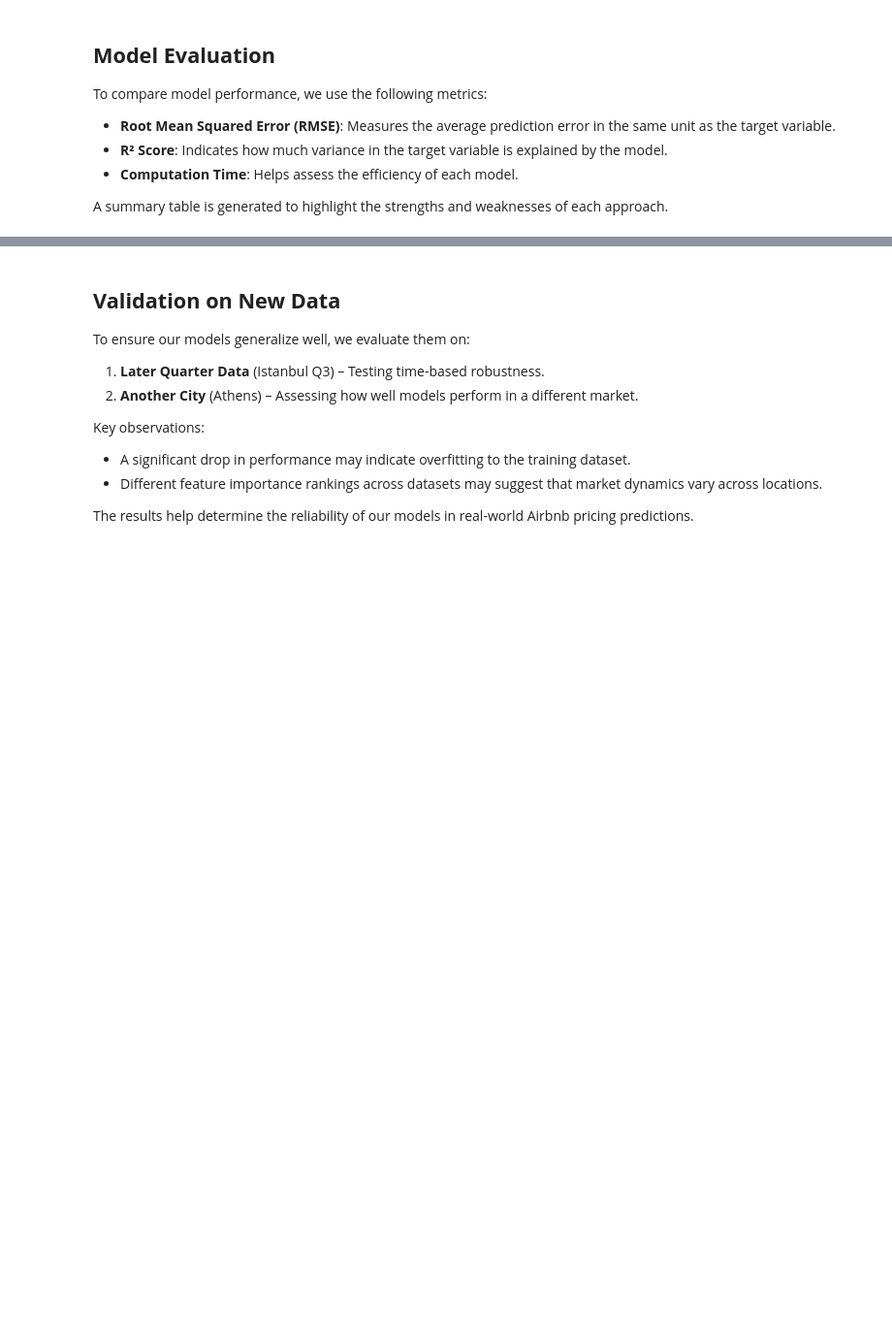
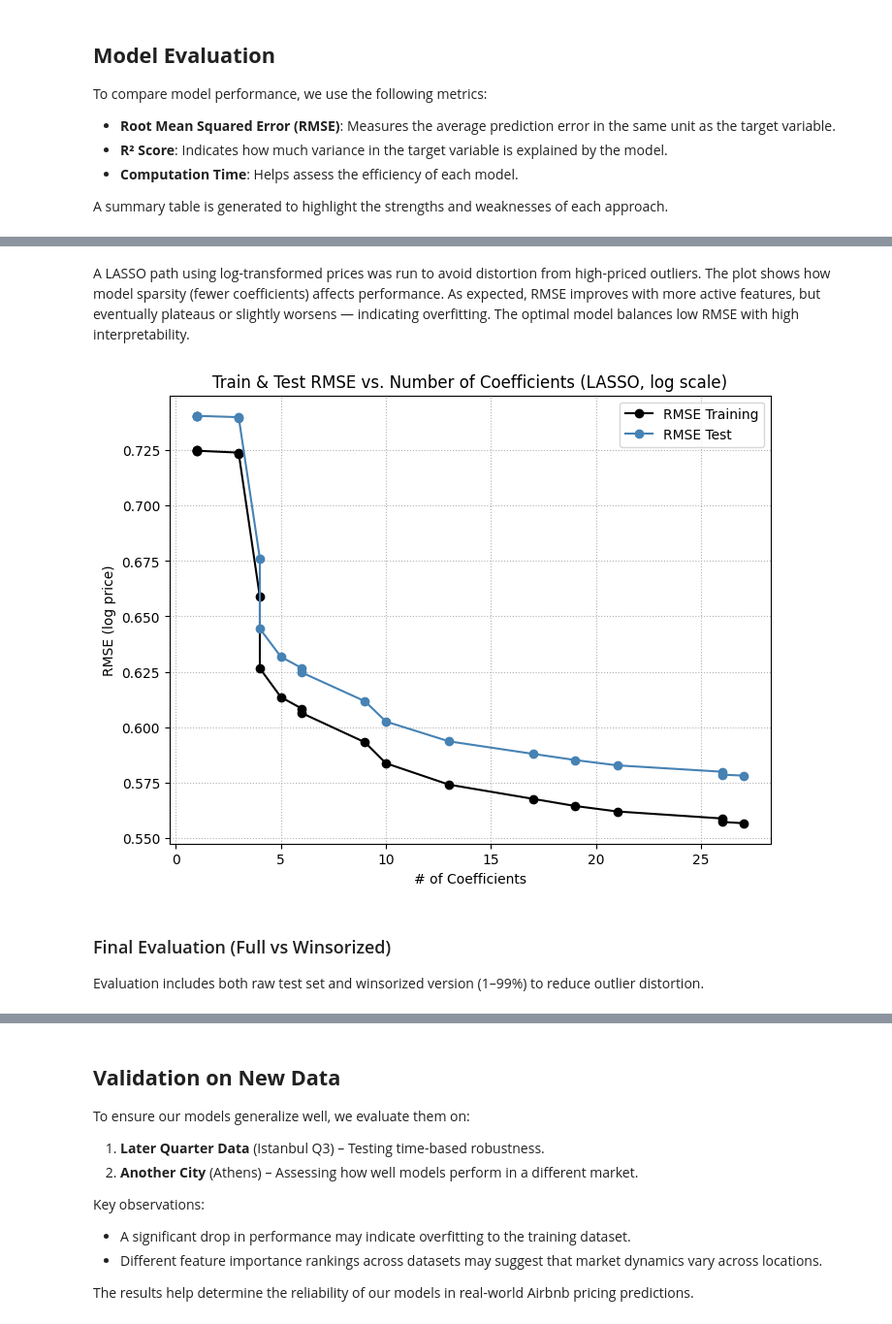
Before and after one commit to hdzmarcela/DA3_EDP25, a Jupyter notebook: Assignment 2/da3_assignment_2.ipynb, the cells around one changed output, grey strips where cells are left out. Shown at 97% size. Drawn from its saved outputs; the diff is of its cells as text; code cells hidden in the pictures; blank space fills up the shorter version.

```diff
--- a/Assignment 2/da3_assignment_2.ipynb
+++ b/Assignment 2/da3_assignment_2.ipynb
@@ -212,7 +202,7 @@ istanbul_df = istanbul_df.dropna(subset=categorical_cols + numerical_cols)
 
 # Define X and y
 X_raw = istanbul_df[categorical_cols + numerical_cols]
-y = istanbul_df['price'].reset_index(drop=True)
+y = np.log1p(istanbul_df["price"]).reset_index(drop=True)  # log(price + 1)
 
 # Set up encoder
 preprocessor = ColumnTransformer(
@@ -366,0 +444,44 @@ compare_feature_importances(models, X_train)
+# %% [markdown]
+A LASSO path using log-transformed prices was run to avoid distortion from high-priced outliers. The plot shows how model sparsity (fewer coefficients) affects performance. As expected, RMSE improves with more active features, but eventually plateaus or slightly worsens — indicating overfitting. The optimal model balances low RMSE with high interpretability.
+# %%
+# 📌 FIXED: LASSO Regularization Path in LOG space
+from sklearn.linear_model import Lasso
+from sklearn.metrics import mean_squared_error
+import matplotlib.pyplot as plt
+import numpy as np
+
+alphas = np.logspace(-3, 1, 20)  # Wider range
+coefs = []
+train_rmse = []
+test_rmse = []
+
+for alpha in alphas:
+    lasso = Lasso(alpha=alpha, max_iter=10000, random_state=42)
+    lasso.fit(X_train, y_train)
+
+    coef_count = np.sum(lasso.coef_ != 0)
+    coefs.append(coef_count)
+
+    train_pred = lasso.predict(X_train)
+    test_pred = lasso.predict(X_test)
+
+    # Stay in LOG space for correct RMSE
+    train_rmse.append(np.sqrt(mean_squared_error(y_train, train_pred)))
+    test_rmse.append(np.sqrt(mean_squared_error(y_test, test_pred)))
+
+# 📈 Plot in log space
+plt.figure(figsize=(8, 6))
+plt.plot(coefs, train_rmse, marker='o', label="RMSE Training", color="black")
+plt.plot(coefs, test_rmse, marker='o', label="RMSE Test", color="steelblue")
+plt.title("Train & Test RMSE vs. Number of Coefficients (LASSO, log scale)")
+plt.xlabel("# of Coefficients")
+plt.ylabel("RMSE (log price)")
+plt.grid(True, linestyle=":")
+plt.legend()
+plt.show()
+# %% [output]
+[figure, added]
+# %% [markdown]
+### Final Evaluation (Full vs Winsorized)
+
+Evaluation includes both raw test set and winsorized version (1–99%) to reduce outlier distortion.
```
Also changed, not shown: parts of 43 cells of this notebook.
